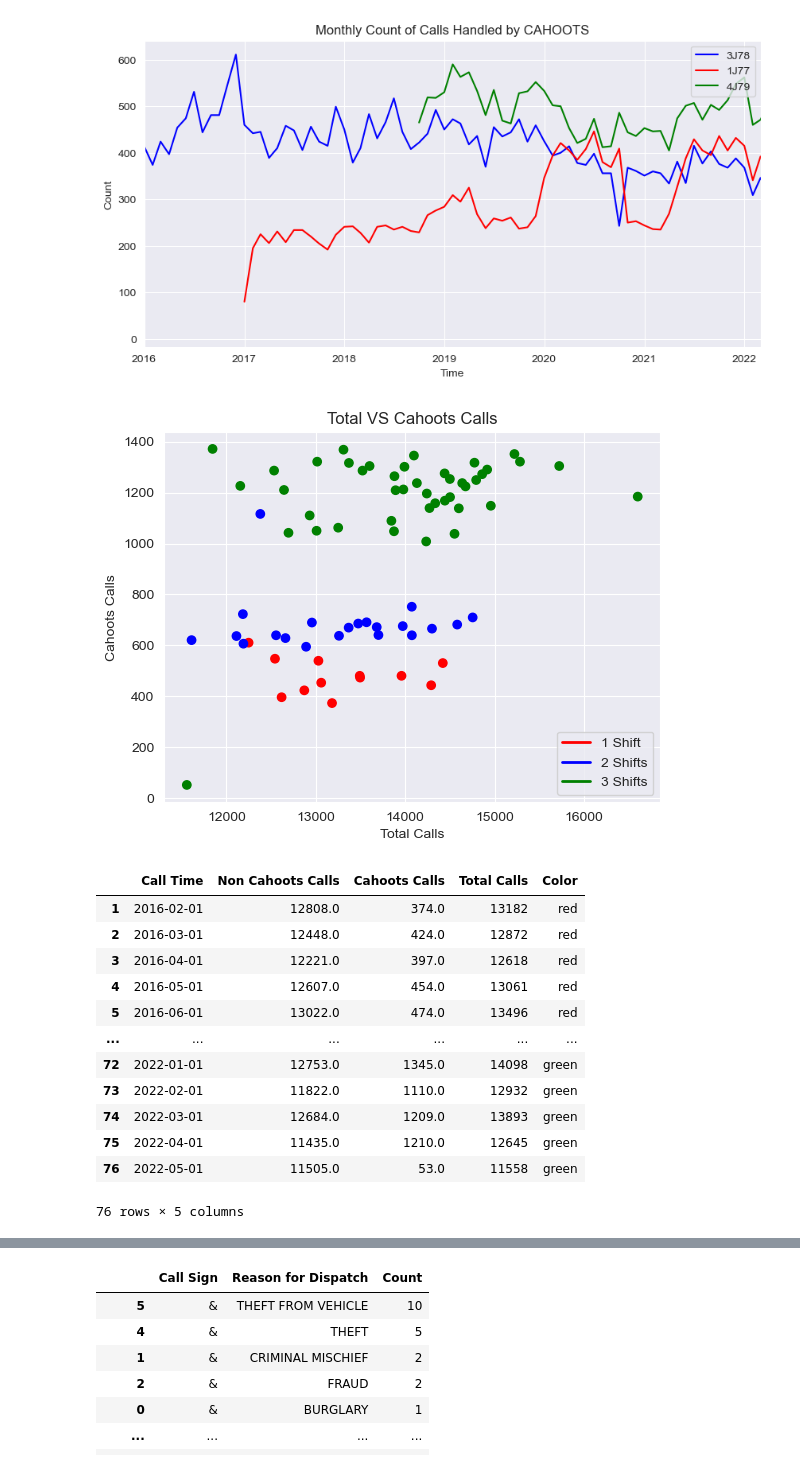
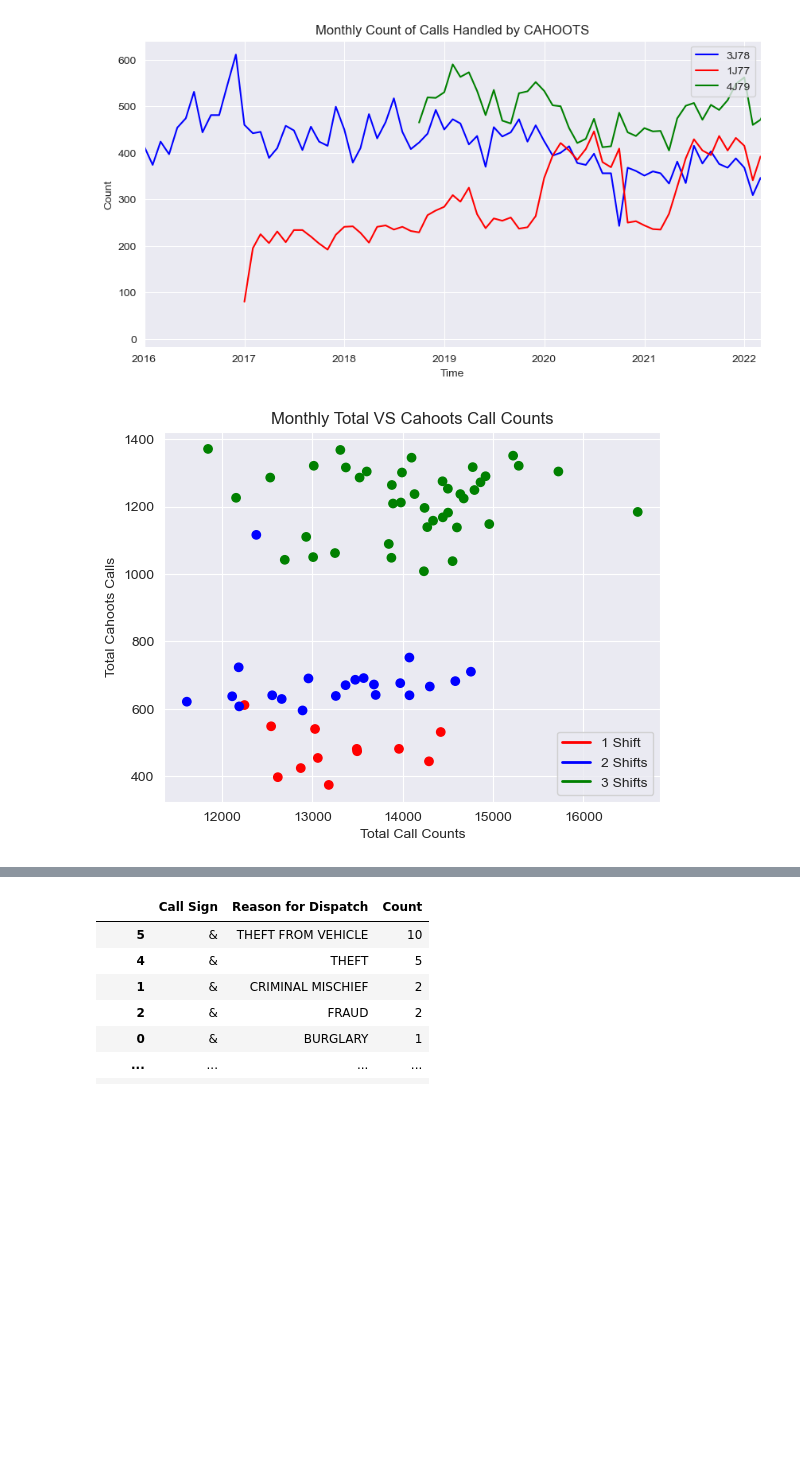
Before and after one commit to Elijah-Andrae56/ADCSI4SJ-EAndrae, a Jupyter notebook: DCSI 410 Final Project/cahoots_calls_over_time.ipynb, the cells around one changed output, grey strips where cells are left out. Cells and saved outputs as stored; diff of their text form; code cells hidden in the pictures; blank space fills up the shorter version.

```diff
--- a/DCSI 410 Final Project/cahoots_calls_over_time.ipynb
+++ b/DCSI 410 Final Project/cahoots_calls_over_time.ipynb
@@ -322,49 +326,36 @@ plt.show()
 # %%
 
 
 time_ranges = [
     (pd.Timestamp(first_3J78), pd.Timestamp(first_1J77), 'red'),
     (pd.Timestamp(first_1J77 ), pd.Timestamp(first_4J79), 'blue'),
-    (pd.Timestamp(first_4J79), pd.Timestamp(last_4J79), 'green'),
+    (pd.Timestamp(first_4J79), pd.Timestamp(last_1J77), 'green'),
 ]
 
 # Function to assign colors based on time ranges
 def assign_color(call_time, ranges):
     for start, end, color in ranges:
         if start <= call_time < end:
             return color
     return None  # Default color if no range is matched
 
 # Apply the function to create a color column
 total_vs_cahoot['Color'] = total_vs_cahoot['Call Time'].apply(lambda x: assign_color(x, time_ranges))
 total_vs_cahoot = total_vs_cahoot.dropna(subset=['Color'])
 
 
 plt.scatter(total_vs_cahoot['Total Calls'], total_vs_cahoot['Cahoots Calls'], c=total_vs_cahoot["Color"])
-plt.xlabel("Total Calls")
-plt.ylabel("Cahoots Calls")
-plt.title("Total VS Cahoots Calls")
+plt.xlabel("Total Call Counts")
+plt.ylabel("Total Cahoots Calls")
+plt.title("Monthly Total VS Cahoots Call Counts")
 
 custom_handles = [plt.Line2D([0], [0], color='red', lw=2, label='1 Shift'),
                   plt.Line2D([0], [0], color='blue', lw=2, label='2 Shifts'),
                   plt.Line2D([0], [0], color='green', lw=2, label='3 Shifts')]
 
 plt.legend(handles=custom_handles, loc='lower right')
 
+total_vs_cahoot = total_vs_cahoot[:-1] # (Dropping a value that obscures the results)
 plt.show()
-total_vs_cahoot
 # %% [output]
-[figure, old version]
+[figure, new version]
-|  | Call Time | Non Cahoots Calls | Cahoots Calls | Total Calls | Color |
-| 1 | 2016-02-01 | 12808.0 | 374.0 | 13182 | red |
-| 2 | 2016-03-01 | 12448.0 | 424.0 | 12872 | red |
-| 3 | 2016-04-01 | 12221.0 | 397.0 | 12618 | red |
-| 4 | 2016-05-01 | 12607.0 | 454.0 | 13061 | red |
-| 5 | 2016-06-01 | 13022.0 | 474.0 | 13496 | red |
-| ... | ... | ... | ... | ... | ... |
-| 72 | 2022-01-01 | 12753.0 | 1345.0 | 14098 | green |
-| 73 | 2022-02-01 | 11822.0 | 1110.0 | 12932 | green |
-| 74 | 2022-03-01 | 12684.0 | 1209.0 | 13893 | green |
-| 75 | 2022-04-01 | 11435.0 | 1210.0 | 12645 | green |
-| 76 | 2022-05-01 | 11505.0 | 53.0 | 11558 | green |
-76 rows × 5 columns
```
Also changed, not shown: parts of 3 cells of this notebook.
